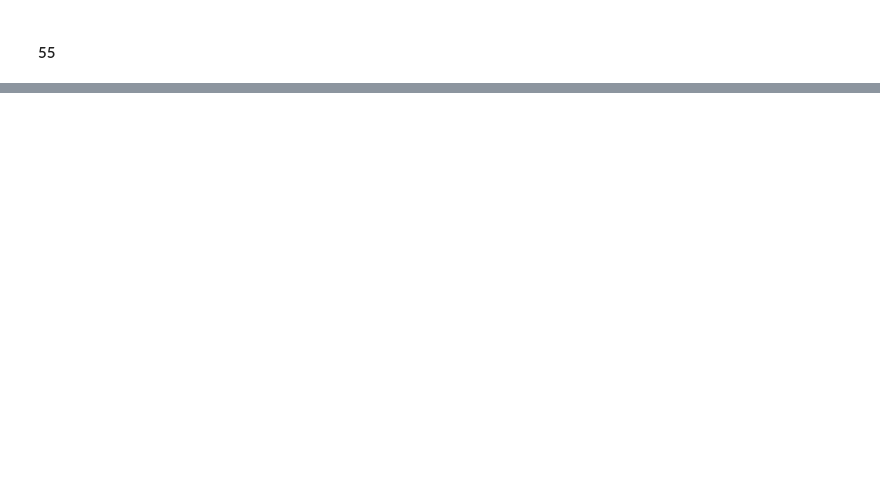
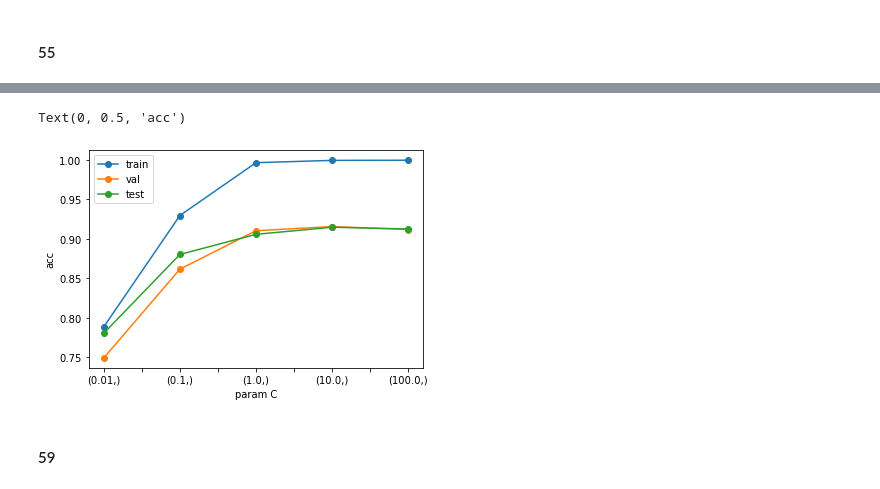
Before and after one commit to yukiforgithub/NLP100_with_kazy, a Jupyter notebook: waka/NLP100_50_59.ipynb, the cells around one changed output, grey strips where cells are left out. Saved outputs shown, nothing was run; the diff lists cells and outputs as text; code cells hidden in the pictures; blank space fills up the shorter version.

```diff
--- a/waka/NLP100_50_59.ipynb
+++ b/waka/NLP100_50_59.ipynb
@@ -186,0 +237,19 @@ conf_df(y_test,pred_test)
+# %%
+from sklearn.linear_model import LogisticRegression
+param_C=[1e-2,1e-1,1e+0,1e+1,1e+2]
+accuracy_accumulator=pd.DataFrame(columns=[param_C],index=["train","val","test"])
+# %%
+for c in param_C:
+    LR = LogisticRegression(max_iter=200,C=c)
+    LR.fit(X_train_feature, y_train)
+
+    pred_train=LR.predict(X_train_feature)
+    pred_val=LR.predict(X_val_feature)
+    pred_test=LR.predict(X_test_feature)
+
+    print("train_acc: ",accuracy_score(y_train,pred_train))
+    print("val_acc: ",accuracy_score(y_val,pred_val))
+    print("test_acc: ",accuracy_score(y_test,pred_test))
+    accuracy_accumulator.loc["train"][c]=accuracy_score(y_train,pred_train)
+    accuracy_accumulator.loc["val"][c]=accuracy_score(y_val,pred_val)
+    accuracy_accumulator.loc["test"][c]=accuracy_score(y_test,pred_test)
@@ -186,0 +279,9 @@ conf_df(y_test,pred_test)
+# %%
+accuracy_accumulator.T.plot(marker="o")
+plt.xlabel("param C")
+plt.ylabel("acc")
+# %% [output]
+Text(0, 0.5, 'acc')
+[figure, added]
+# %% [markdown]
+#### 59
```
Also changed, not shown: parts of 23 cells of this notebook.
